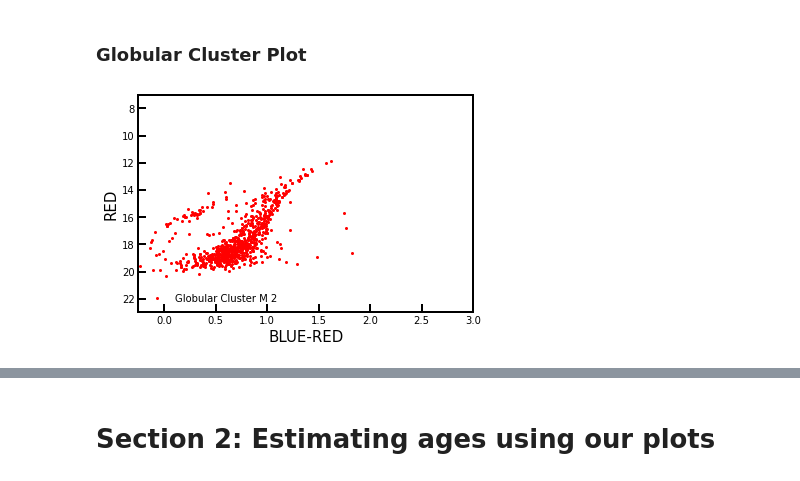
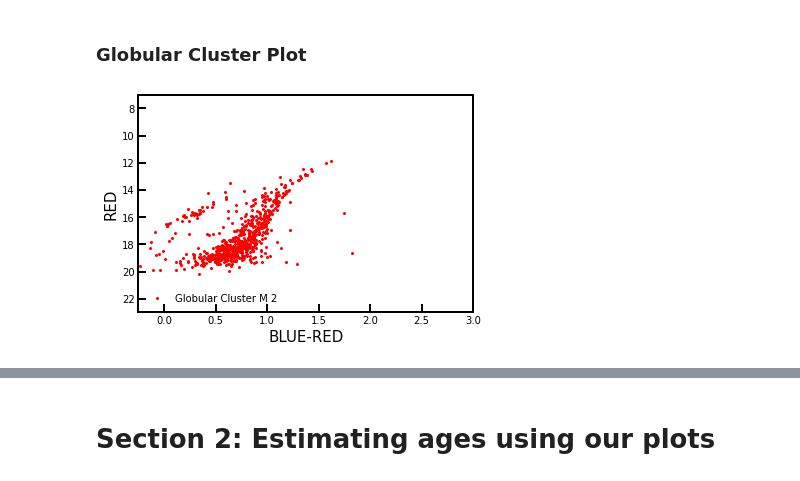
Before and after one commit to vvildfire/ASTR-591-Age-of-Clusters, a Jupyter notebook: Age of Clusters-Final-2021.ipynb, the cells around one changed output, grey strips where cells are left out. Saved outputs shown, nothing was run; the diff lists cells and outputs as text; code cells hidden in the pictures.

```diff
--- a/Age of Clusters-Final-2021.ipynb
+++ b/Age of Clusters-Final-2021.ipynb
@@ -264,43 +261,37 @@ plt.close()
 # %% [markdown]
  <h3>Globular Cluster Plot</h3>
 # %%
-#Let's figure out the arrays we need for our x and y axes
+#Cluster 3: M2
 
-#We know from the assignment directions that the x axis is a color difference (blue - red)
-#We also know the x axis is only the brightness in the red band, that's easier so let's start there
-
-#STUDENT CUSTOMIZES THE CLUSTER RADIUS HERE
-cutoff_radius=0.08 #degrees
+cutoff_radius=0.07 #degrees
 globular_y_red=data['phot_rp_mean_mag'][distance_from_M2 < cutoff_radius]
 globular_x_bmr=data['phot_bp_mean_mag'][distance_from_M2 < cutoff_radius]-data['phot_rp_mean_mag'][distance_from_M2 < cutoff_radius]
 
-
-
-
+#Next we start a plot object onto which python will generate the plot we can view
 fig = plt.figure()
 ax = fig.add_subplot(111)
 
 #Plot the color and magnitude values here!  Make sure to change the points label to be your chosen cluster
 plt.plot(globular_x_bmr,globular_y_red,'ro',markersize=2,label='Globular Cluster M 2')
 
 #Astronomy is weird, so here I set y axis to be inverted by making the lower y bound higher than the upper y bound.
 #Answer why in question 1.3!
 plt.axis([-0.25, 3,23, 7])
 
 #Whole bunch of formatting lines below to make things look nicer, use for your own plots in other works!
 plt.legend(loc=3,prop={'size':10},frameon=False)
 plt.setp(ax.spines.values(), linewidth=2) #Set's outer border thickness
 ax.get_yaxis().set_tick_params(which='both',direction='in') #Sets the tick marks to face inwards
 ax.get_xaxis().set_tick_params(which='both',direction='in')
 plt.xlabel('BLUE-RED',fontsize=15)
 plt.ylabel('RED',fontsize=15)
 plt.tick_params(which='major', length=8, width=2) #Customize the size of tick marks
 plt.tick_params(which='minor', length=3, width=2)
 
 
 #Next we want to see the plot we made
 plt.show()
 fig.savefig('M2_color_mag_diagram.pdf', dpi=800)  #Take away the first # at the beginning of this line to save as a pdf!
 plt.close()
 # %% [output]
-[figure, old version]
+[figure, new version]
```
Also changed, not shown: parts of 12 cells of this notebook.
